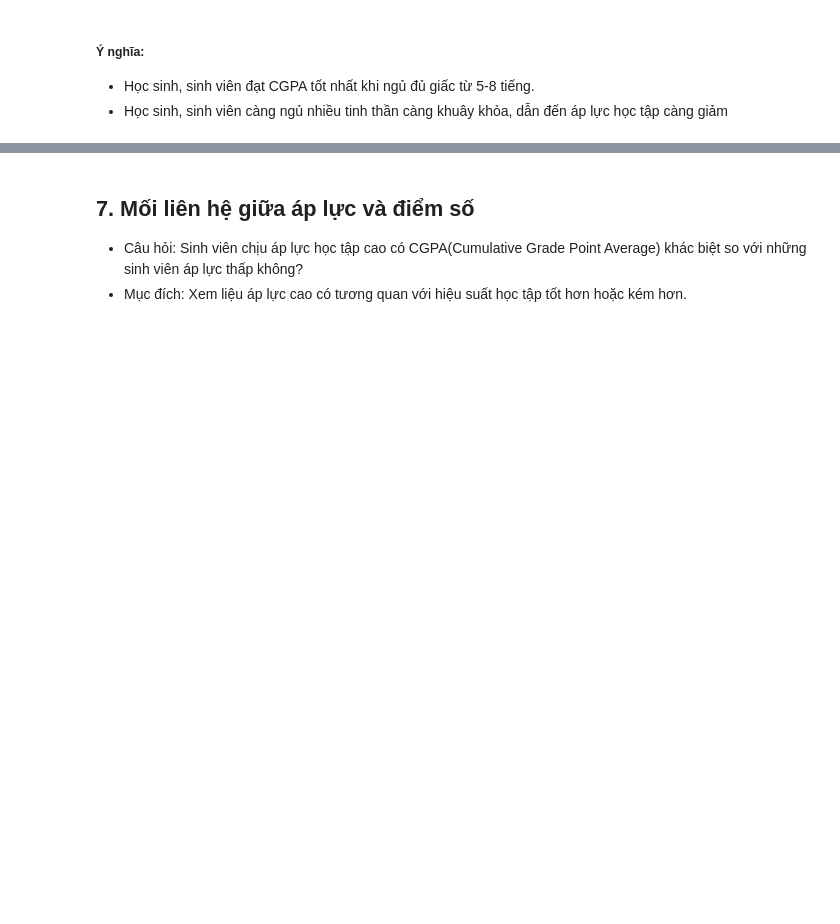
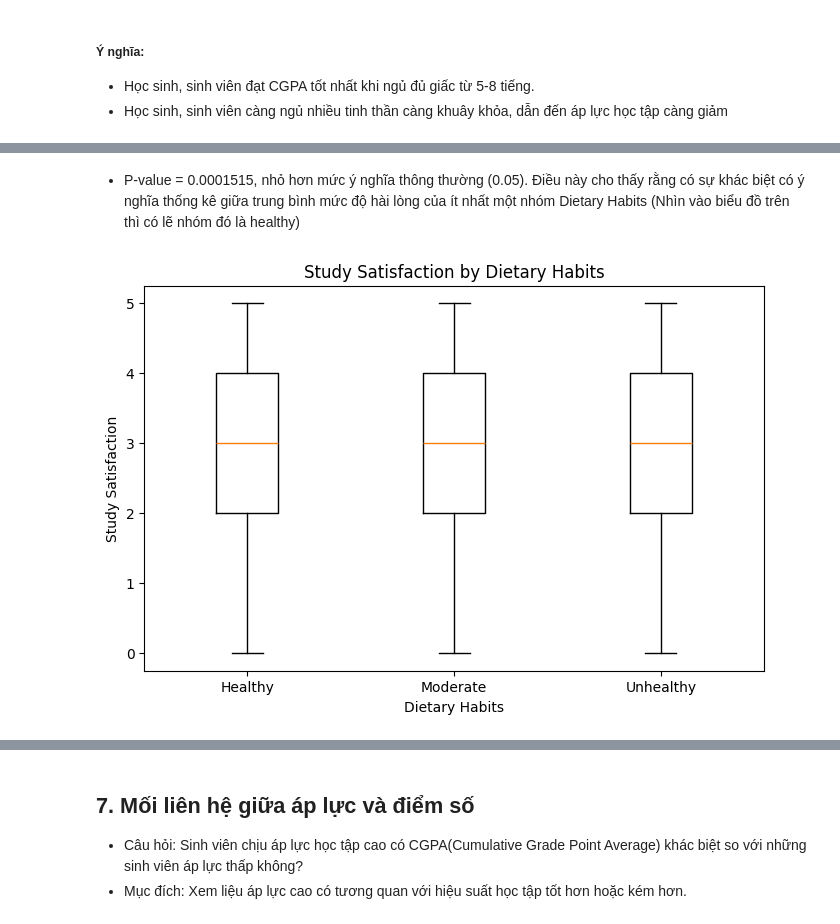
Before and after one commit to lhldanh/HCMUS_-CSC17104_Final_Project, a Jupyter notebook: main.ipynb, the cells around one changed output, grey strips where cells are left out. Drawn from its saved outputs; the diff is of its cells as text; code cells hidden in the pictures; blank space fills up the shorter version.

```diff
--- a/main.ipynb
+++ b/main.ipynb
@@ -442,0 +685,12 @@ plt.show()
+# %% [markdown]
+- P-value = 0.0001515, nhỏ hơn mức ý nghĩa thông thường (0.05).
+Điều này cho thấy rằng có sự khác biệt có ý nghĩa thống kê giữa trung bình mức độ hài lòng của ít nhất một nhóm Dietary Habits (Nhìn vào biểu đồ trên thì có lẽ nhóm đó là healthy)
+# %%
+plt.figure(figsize=(8, 5))
+plt.boxplot(data6, labels=data6.index)
+plt.title('Study Satisfaction by Dietary Habits')
+plt.xlabel('Dietary Habits')
+plt.ylabel('Study Satisfaction')
+plt.show()
+# %% [output]
+[figure, added]
```
Also changed, not shown: parts of 30 cells of this notebook.
